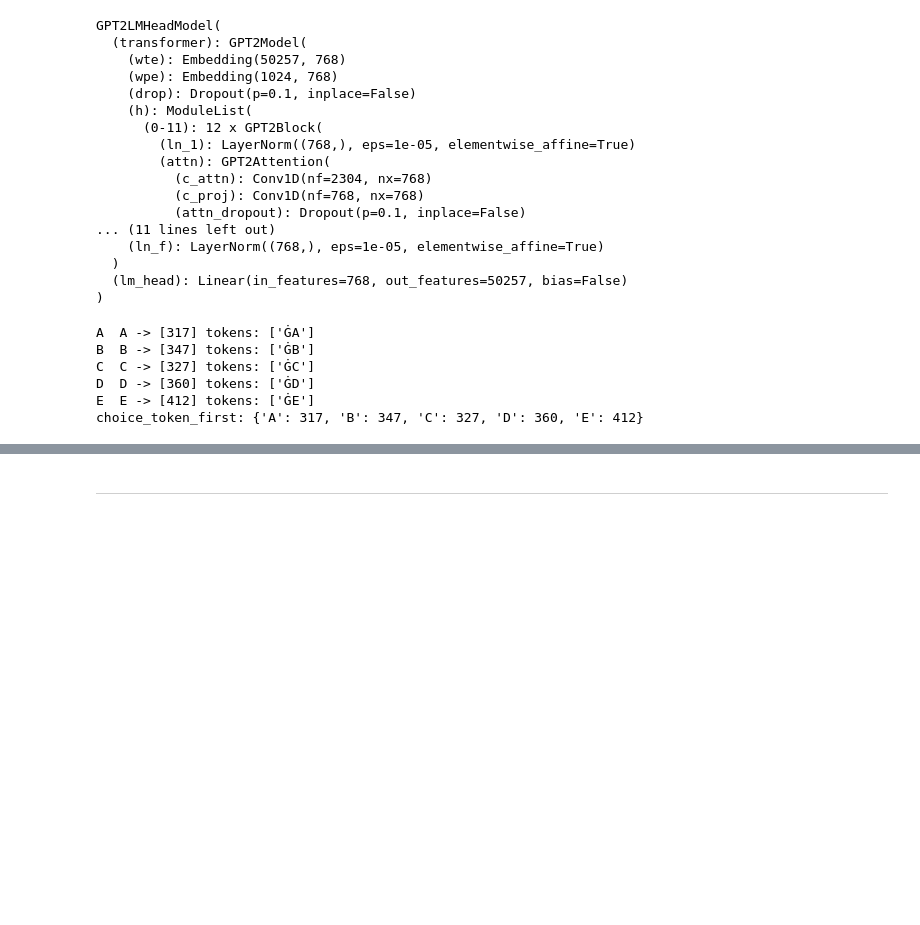
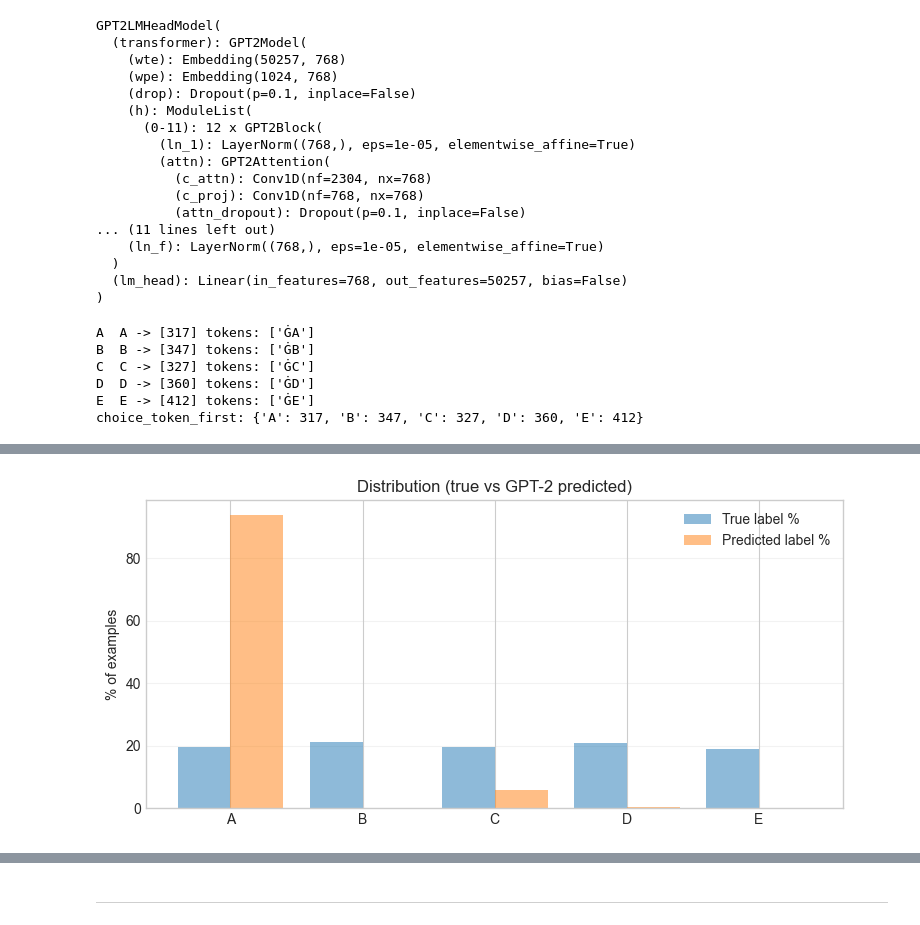
Before and after one commit to Mikolaj-MLP/Transformer-Decision-Traces, a Jupyter notebook: Dec_trace_properties_vis.ipynb, the cells around one changed output, grey strips where cells are left out. Saved outputs shown, nothing was run; the diff lists cells and outputs as text; code cells hidden in the pictures; blank space fills up the shorter version.

```diff
--- a/Dec_trace_properties_vis.ipynb
+++ b/Dec_trace_properties_vis.ipynb
@@ -62,3 +78,102 @@ C  C -> [327] tokens: ['ĠC']
 D  D -> [360] tokens: ['ĠD']
 E  E -> [412] tokens: ['ĠE']
 choice_token_first: {'A': 317, 'B': 347, 'C': 327, 'D': 360, 'E': 412}
+# %%
+tokens_df = st.tokens.copy().reset_index(drop=True)
+N = len(tokens_df)
+print("N:", N)
+
+Lp1 = st.arrays()["dec_hidden"][1]   # L+1
+W = model.lm_head.weight.detach().to("cpu")
+ln_f = model.transformer.ln_f
+
+choice_labels = ["A", "B", "C", "D", "E"]
+lab2i = {lab: i for i, lab in enumerate(choice_labels)}
+
+y_true = []
+y_pred = []
+
+LIMIT = None
+
+for i in range(N if LIMIT is None else min(N, LIMIT)):
+    row = tokens_df.iloc[i]
+    eid = row["example_id"]
+    lab_correct = row["answerKey"]
+
+    enc = st.encodings(eid)
+    mask = np.array(enc["attention_mask"], dtype=np.int64)
+    pos = int(np.where(mask == 1)[0][-1])
+
+    Hs = st.hidden(eid, side="dec")
+    h_last = torch.tensor(Hs[-1, pos, :], dtype=torch.float32)
+    h_last = ln_f(h_last)
+
+    logits5 = []
+    for lab in choice_labels:
+        tid = choice_token_first[lab]
+        logits5.append(float(torch.dot(h_last, W[tid])))
+    pred_lab = choice_labels[int(np.argmax(np.array(logits5)))]
+
+    y_true.append(lab_correct)
+    y_pred.append(pred_lab)
+
+y_true = np.array(y_true)
+y_pred = np.array(y_pred)
+
+acc = 100.0 * np.mean(y_true == y_pred)
+print(f"Accuracy (A..E argmax at last active token): {acc:.2f}%")
+
+# distributions
+counts_true = np.array([np.sum(y_true == lab) for lab in choice_labels], dtype=float)
+counts_pred = np.array([np.sum(y_pred == lab) for lab in choice_labels], dtype=float)
+
+pct_true = 100.0 * counts_true / max(1, len(y_true))
+pct_pred = 100.0 * counts_pred / max(1, len(y_pred))
+
+# true vs predicted distribution
+x = np.arange(len(choice_labels))
+
+plt.figure(figsize=(9, 4))
+plt.bar(x - 0.2, pct_true, width=0.4, alpha=0.5, label="True label %")
+plt.bar(x + 0.2, pct_pred, width=0.4, alpha=0.5, label="Predicted label %")
+plt.xticks(x, choice_labels)
+plt.ylabel("% of examples")
+plt.title("Distribution (true vs GPT-2 predicted)")
+plt.legend()
+plt.grid(True, axis="y", alpha=0.25)
+plt.show()
+
+# per-class accuracy
+per_class_acc = []
+for lab in choice_labels:
+    mask_lab = (y_true == lab)
+    if mask_lab.sum() == 0:
+        per_class_acc.append(np.nan)
+    else:
+        per_class_acc.append(100.0 * np.mean(y_pred[mask_lab] == lab))
+
+plt.figure(figsize=(9, 4))
+plt.bar(x, per_class_acc, alpha=0.6)
+plt.xticks(x, choice_labels)
+plt.ylabel("Accuracy %")
+plt.title("Per-class accuracy")
+plt.ylim(0, 100)
+plt.grid(True, axis="y", alpha=0.25)
+plt.show()
+
+cm = np.zeros((5, 5), dtype=int)
+for t, p in zip(y_true, y_pred):
+    cm[lab2i[t], lab2i[p]] += 1
+
+plt.figure(figsize=(6, 5))
+plt.imshow(cm, aspect="auto")
+plt.xticks(np.arange(5), choice_labels)
+plt.yticks(np.arange(5), choice_labels)
+plt.xlabel("Predicted")
+plt.ylabel("True")
+plt.title("Confusion matrix")
+for r in range(5):
+    for c in range(5):
+        plt.text(c, r, str(cm[r, c]), ha="center", va="center")
+plt.show()
+# %% [output]
@@ -64,0 +182 @@ choice_token_first: {'A': 317, 'B': 347, 'C': 327, 'D': 360, 'E': 412}
+[figure, added]
```
Also changed, not shown: parts of 15 cells of this notebook.
